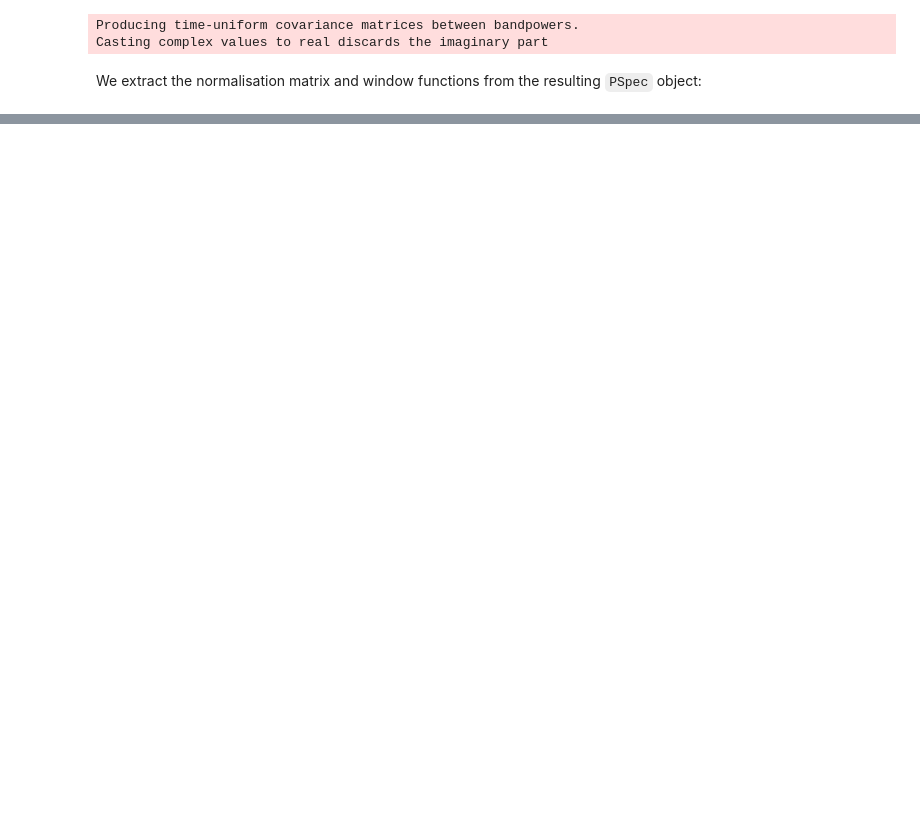
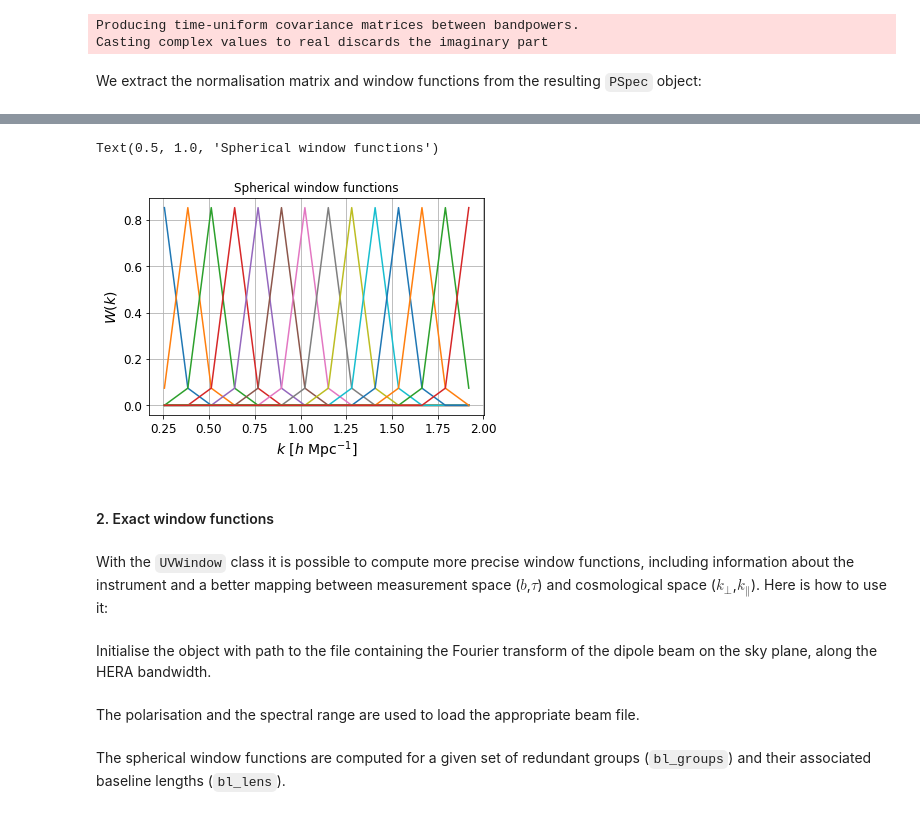
Before and after one commit to HERA-Team/hera_pspec, a Jupyter notebook: examples/Overview_Core_Pspec_functions.ipynb, the cells around one changed output, grey strips where cells are left out. Saved outputs shown, nothing was run; the diff lists cells and outputs as text; code cells hidden in the pictures; blank space fills up the shorter version.

```diff
--- a/examples/Overview_Core_Pspec_functions.ipynb
+++ b/examples/Overview_Core_Pspec_functions.ipynb
@@ -977,0 +1040,3 @@ Note that these window functions will change if the power spectrum is folded or
+# %%
+spherical_uvp = hp.grouping.spherical_average(uvp,kbins,bin_widths=dk,
+                                              little_h=little_h, time_avg=True)
@@ -977,0 +1048,17 @@ Note that these window functions will change if the power spectrum is folded or
+# %%
+fig,ax=plt.subplots(1,1)
+for i in np.arange(kbins.size):
+    ax.plot(kbins,sphericalW[i,:])
+ax.grid()
+ax.set_xlabel(r"$k\ [h~{\rm Mpc}^{-1}]$", fontsize=14)
+ax.tick_params(labelsize=12)
+ax.set_ylabel(r"$W(k)$", fontsize=14)
+ax.set_title('Spherical window functions')
+# ax.set_xlim(0.2,1.)
+# %% [output]
+Text(0.5, 1.0, 'Spherical window functions')
+[figure, added]
+# %% [markdown]
+#### 2. Exact window functions
+# %% [markdown]
+With the `UVWindow` class it is possible to compute more precise window functions, including information about the instrument and a better mapping between measurement space ($b$,$\tau$) and cosmological space ($k_\perp$,$k_\parallel$). Here is how to use it:
@@ -977,0 +1067,2 @@ Note that these window functions will change if the power spectrum is folded or
+# %% [markdown]
+Initialise the object with path to the file containing the Fourier transform of the dipole beam on the sky plane, along the HERA bandwidth.
@@ -977,0 +1075,2 @@ Note that these window functions will change if the power spectrum is folded or
+# %% [markdown]
+The polarisation and the spectral range are used to load the appropriate beam file.
@@ -977,0 +1080,2 @@ Note that these window functions will change if the power spectrum is folded or
+# %% [markdown]
+The spherical window functions are computed for a given set of redundant groups (`bl_groups`) and their associated baseline lengths (`bl_lens`).
```
Also changed, not shown: parts of 29 cells of this notebook.
